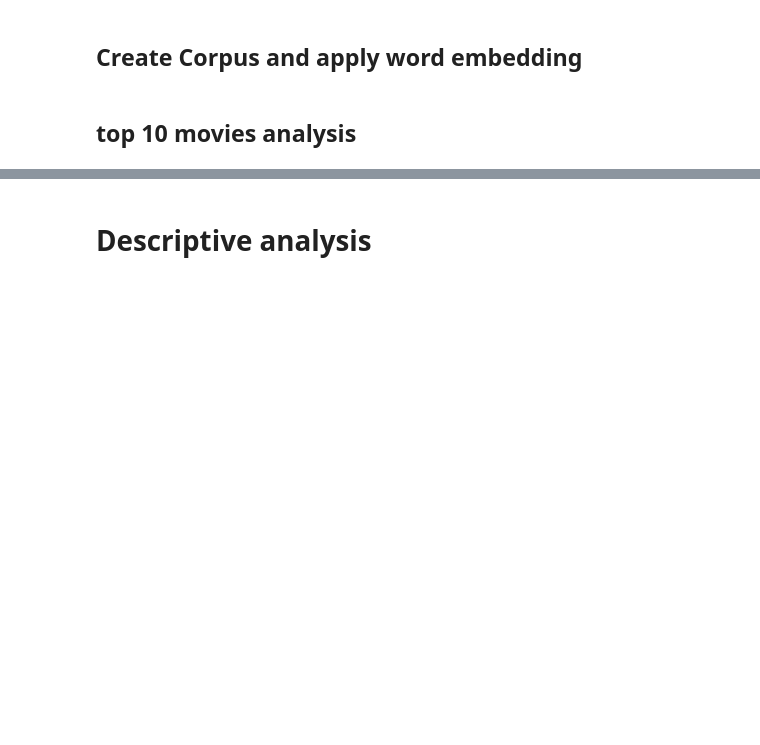
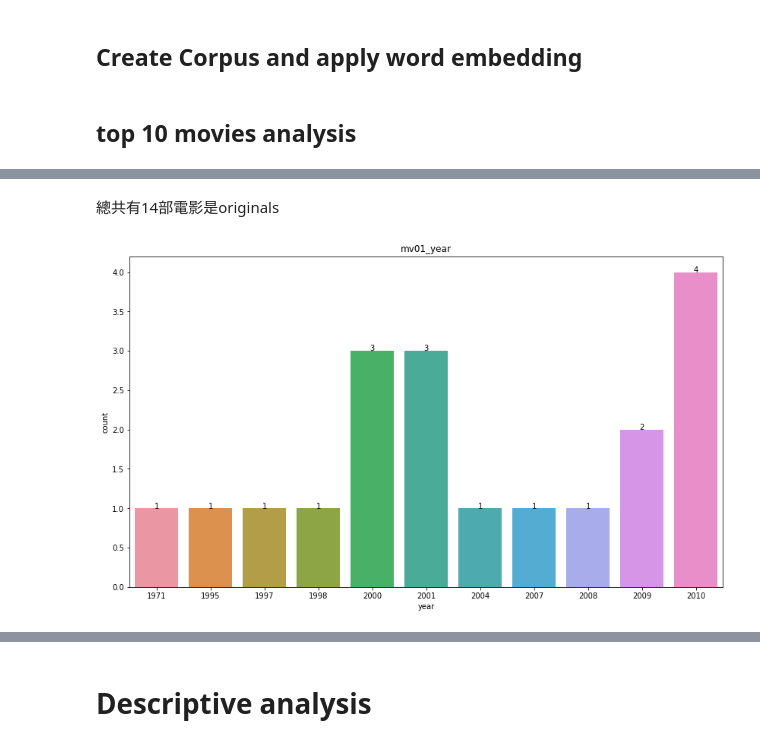
Before and after one commit to hsi-cy/dissertation, a Jupyter notebook: dissertation_v3.ipynb, the cells around one changed output, grey strips where cells are left out. Saved outputs shown, nothing was run; the diff lists cells and outputs as text; code cells hidden in the pictures; blank space fills up the shorter version.

```diff
--- a/dissertation_v3.ipynb
+++ b/dissertation_v3.ipynb
@@ -201,0 +272,13 @@ d
+# %% [markdown]
+總共有14部電影是originals
+# %%
+### mv01_year = pd.DataFrame(data = sorted(dict(omdb_results['year'].value_counts()).items(), key=lambda x: int(x[0]))[0:11])
+mv01_year.rename(columns={0:'year',1:'count'}, inplace=True)
+# %%
+fig, ax = plt.subplots(figsize=(14,8))
+sns.barplot(x='year', y='count', data=mv01_year)
+show_values_on_bars(ax)
+plt.title('mv01_year')
+plt.show()
+# %% [output]
+[figure, added]
```
Also changed, not shown: parts of 34 cells of this notebook, 3 other files.
